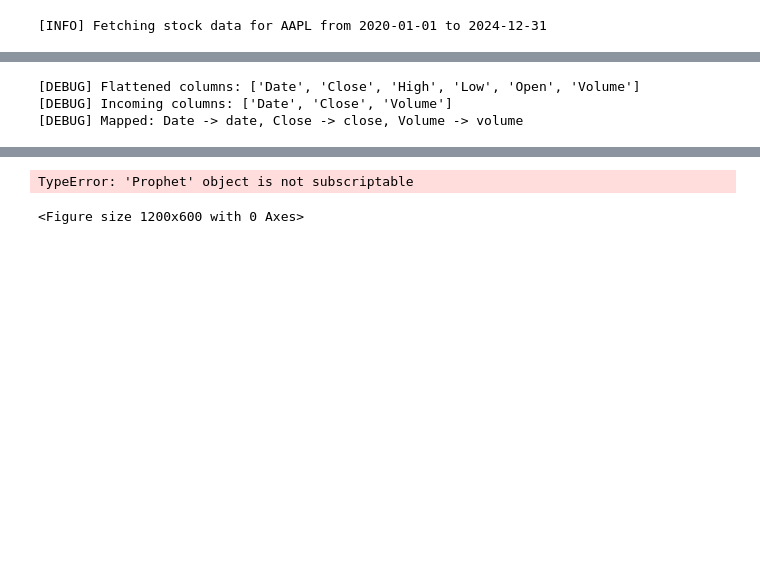
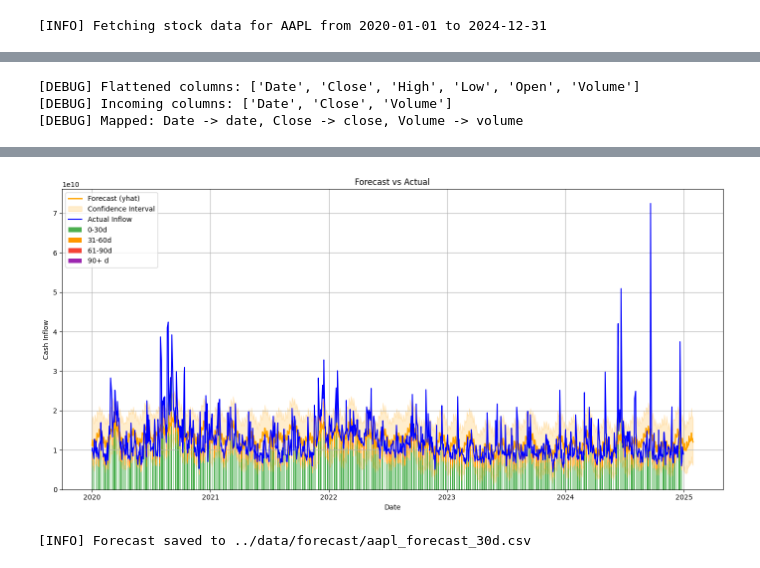
Before and after one commit to SwarnabhR/ar-cashflow-forecasting, a Jupyter notebook: notebooks/test.ipynb, the cells around one changed output, grey strips where cells are left out. Cells and saved outputs as stored; diff of their text form; code cells hidden in the pictures; blank space fills up the shorter version.

Commit message:
Commit an aging within visualization

```diff
--- a/notebooks/test.ipynb
+++ b/notebooks/test.ipynb
@@ -4,7 +4,8 @@ sys.path.append('../src')
 # %%
 from ingestion.data_loader import fetch_stock_data, simulate_cash_inflow
 from processing.data_cleaner import clean_stock_data
-from forecasting.prophet_forecaster import forecast_cash_inflow, plot_forecast, export_forecast_to_csv
+from forecasting.prophet_forecaster import forecast_cash_inflow, export_forecast_to_csv, plot_forecast_with_aging
+from features.ar_aging import compute_aging_buckets
 
 # Step 1: Load data
 df = fetch_stock_data('AAPL', '2020-01-01', '2024-12-31')
@@ -14,8 +15,11 @@ df = simulate_cash_inflow(df)
 # Step 2: Forecast
 forecast, model = forecast_cash_inflow(df, periods=30)
 
+# Prepare aging
+aging_df = compute_aging_buckets(df)
+
 # Step 3: Plot
-plot_forecast(forecast, df_actual=df)
+plot_forecast_with_aging(forecast, df_actual=df, aging_df=aging_df)
 
 # Step 4: Export
 export_forecast_to_csv(forecast, "../data/forecast/aapl_forecast_30d.csv")
@@ -30,4 +34,4 @@ export_forecast_to_csv(forecast, "../data/forecast/aapl_forecast_30d.csv")
+[figure, added]
-TypeError: 'Prophet' object is not subscriptable
+[INFO] Forecast saved to ../data/forecast/aapl_forecast_30d.csv
-<Figure size 1200x600 with 0 Axes>
 # %%
 from evaluation.backtest import backtest_prophet
```
Also changed, not shown: parts of 2 cells of this notebook, 3 other files.
